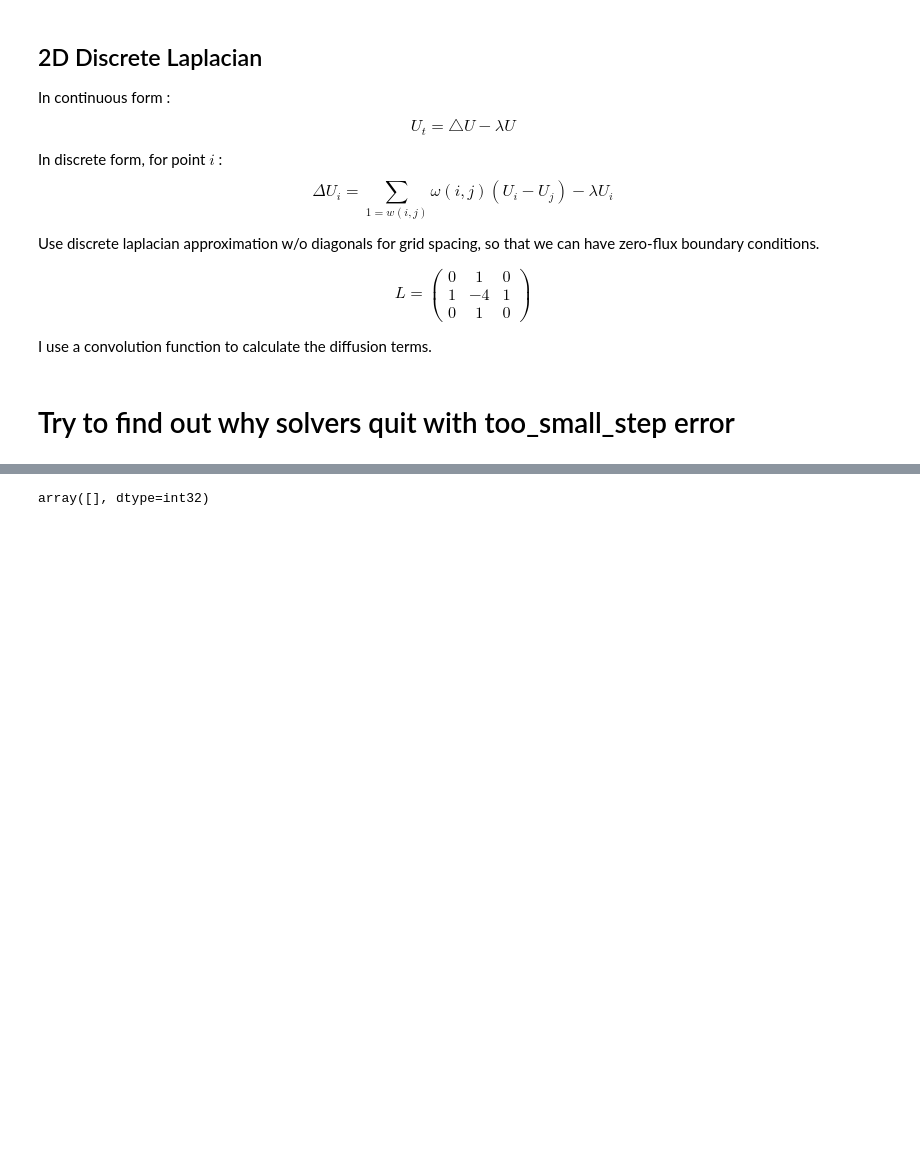
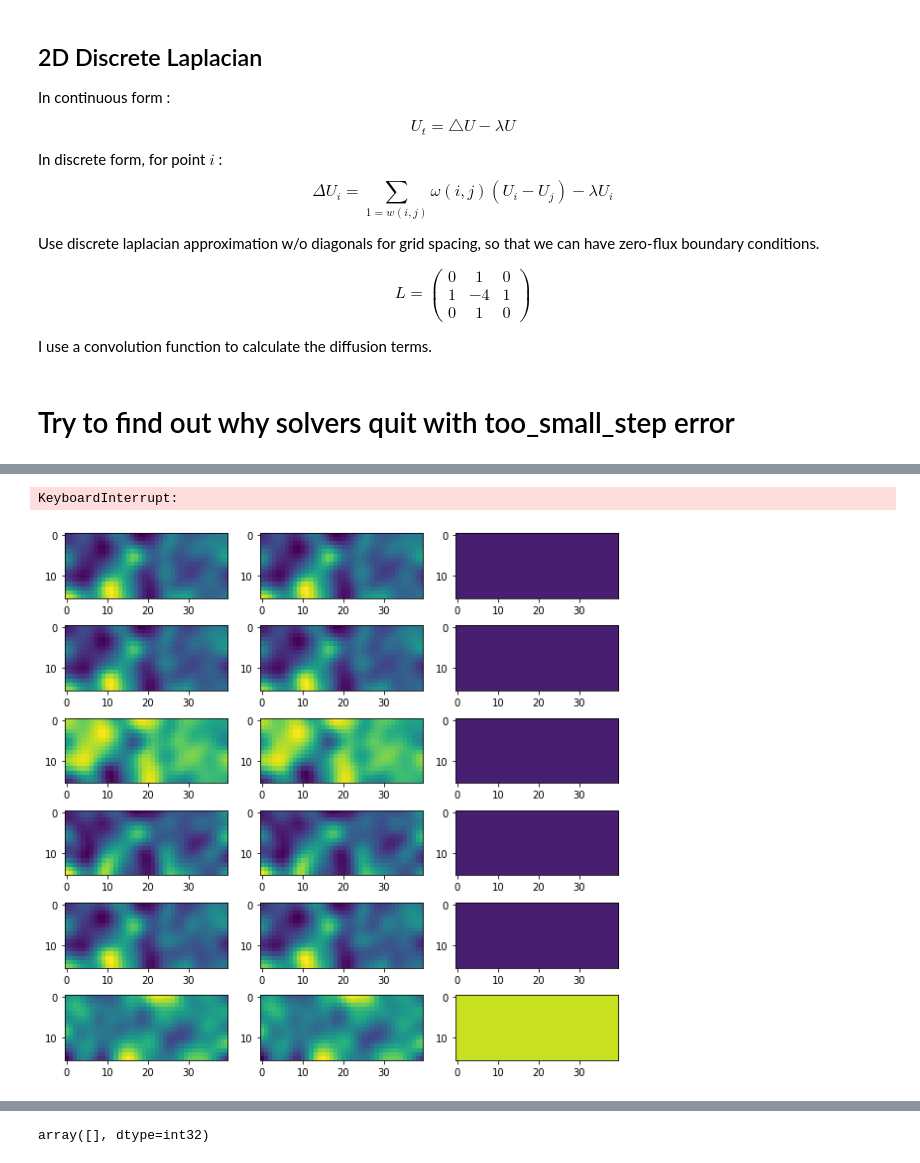
Before and after one commit to boospooky/omnitray-modeling, a Jupyter notebook: omnisim_notebook.ipynb, the cells around one changed output, grey strips where cells are left out. Drawn from its saved outputs; the diff is of its cells as text; code cells hidden in the pictures; blank space fills up the shorter version.

```diff
--- a/omnisim_notebook.ipynb
+++ b/omnisim_notebook.ipynb
@@ -403,0 +459,20 @@ simmer.out
+# %%
+x0 = initial_array.reshape((ns,nh,nw))
+rxnjac = simmer.jacobian.get_rxn_jac(0, x0)
+
+epsi=1e-11
+ia_flat = initial_array.flatten()
+epsi_vec = np.zeros_like(ia_flat)
+i, j,v = rxnjac.row, rxnjac.col, rxnjac.data
+rxn_df = pd.DataFrame(dict(zip(['i','j','v','v_est'],[i,j,v,np.zeros_like(v)])))
+gb_j = rxn_df.groupby('j')
+for j, j_df in gb_j:
+    epsi_vec[j] = epsi
+    jac_col_est = (simmer.f_rxn_wrapper(0,ia_flat+epsi_vec)-simmer.f_rxn_wrapper(0,ia_flat))/epsi
+    jac_est_vals = jac_col_est[j_df.i.values]
+    rxn_df.loc[j_df.index,'v_est'] = jac_est_vals
+    epsi_vec[i] = 0
+wrong_df = rxn_df.loc[False==np.isclose(rxn_df.v,rxn_df.v_est,rtol=1e-4),:]
+wrong_df = wrong_df.loc[np.abs(wrong_df.v-wrong_df.v_est)>1e-4,:]
+# %% [output]
+KeyboardInterrupt:
@@ -403,0 +481,4 @@ simmer.out
+# %%
+spec_i = s_i
+sub_df = wrong_df.loc[(wrong_df.j<(spec_i+1)*nh*nw)&(wrong_df.j>=spec_i*nh*nw)]
+plt.plot((wrong_df.v-wrong_df.v_est),'.')#/np.abs(sub_df.v),'.')
@@ -403,0 +513,19 @@ simmer.out
+# %%
+x0 = initial_array.reshape((ns,nh,nw))
+rxnjac = simmer.jacobian.get_rxn_jac(0, x0)
+dy_jac = rxnjac.tocsr().dot(x0)
+dy_jac.shape = (ns,nh,nw)
+dy_sim = simmer.f_rxn_wrapper(0, x0).copy()
+dy_sim.shape = (ns,nh,nw)
+# arr = (dy_jac - dy_sim) / np.abs(dy_jac+1e-9)
+arr = np.isclose(dy_jac, dy_sim,1e-1)
+# arr = dy_jac - dy_sim
+fig, axs = plt.subplots(ns,3,figsize=(10,10))
+for spec_i in np.arange(ns):
+    axs[spec_i,0].imshow(dy_jac[spec_i,:,:]*1)
+#     axs[spec_i,0].colorbar()
+    axs[spec_i,1].imshow(dy_sim[spec_i,:,:]*1)
+    axs[spec_i,2].imshow(arr[spec_i,:,:]*1,vmin=-0.1,vmax=1.1)
+#     axs[spec_i,1].colorbar()
+# %% [output]
+[figure, added]
```
Also changed, not shown: parts of 33 cells of this notebook, 3 other files.
